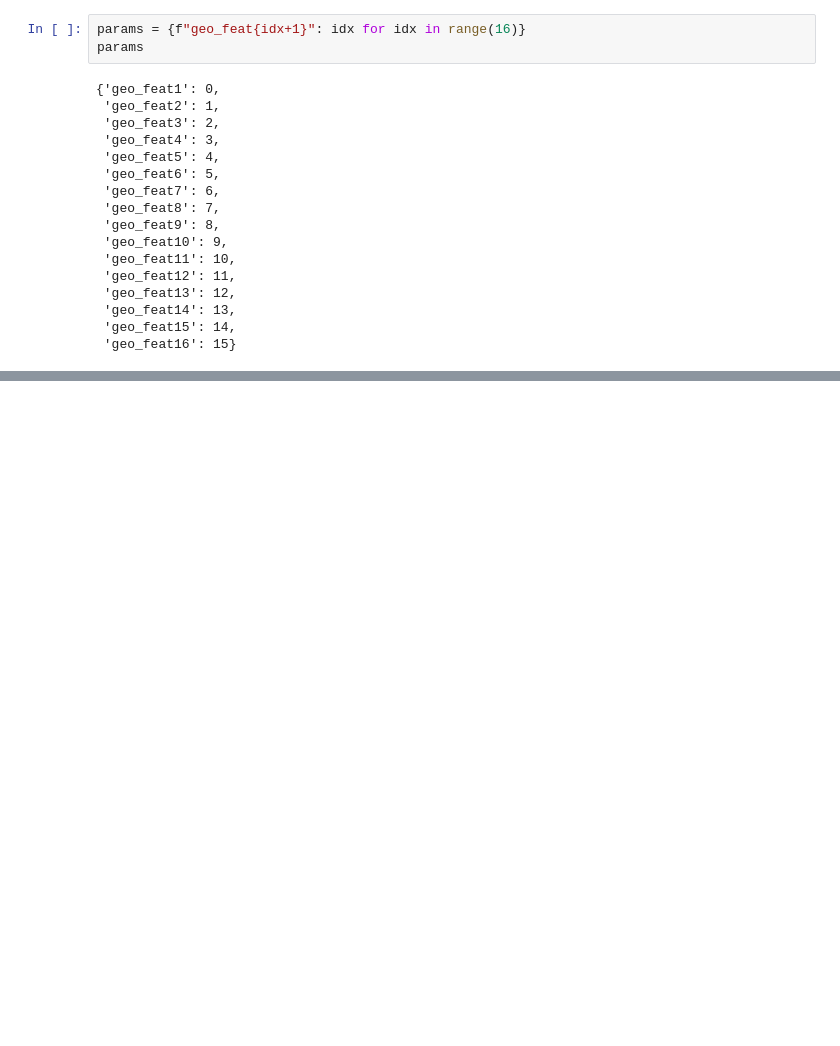
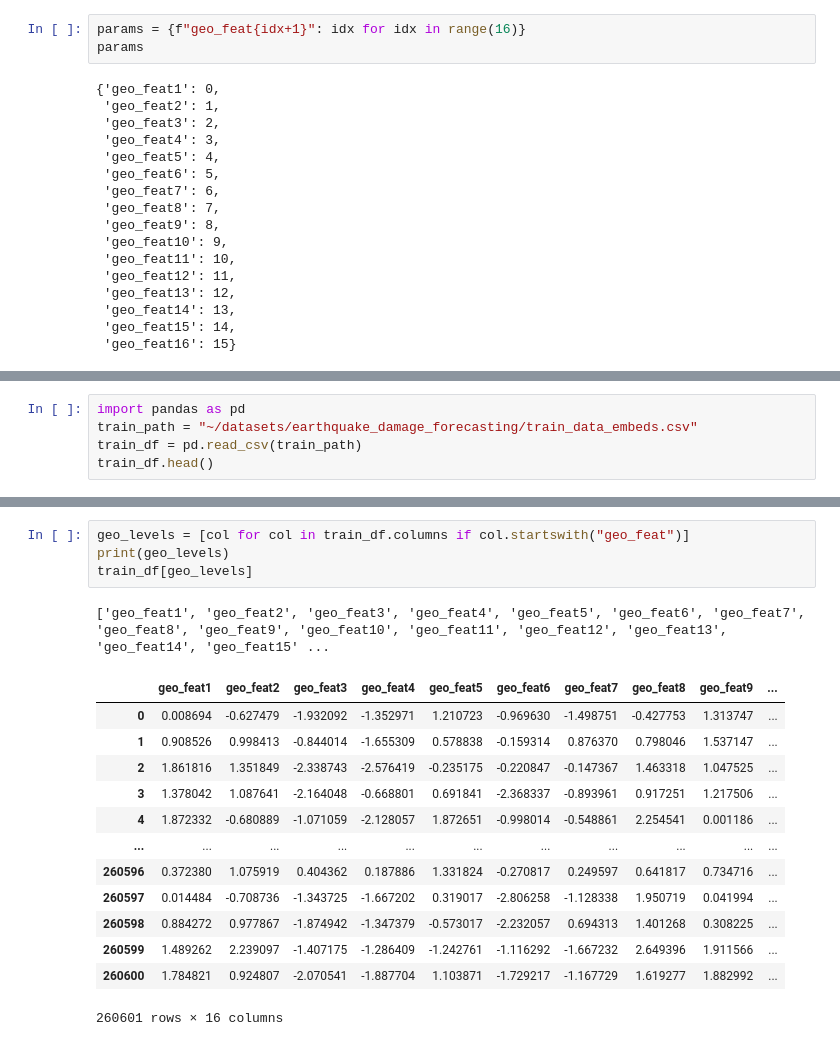
Before and after one commit to jchen42703/earthquake_forecasting, a Jupyter notebook: notebooks/EDA.ipynb, the cells around one changed output, grey strips where cells are left out. Drawn from its saved outputs; the diff is of its cells as text; blank space fills up the shorter version.

```diff
--- a/notebooks/EDA.ipynb
+++ b/notebooks/EDA.ipynb
@@ -406,0 +409,5 @@ params
+# %%
+import pandas as pd
+train_path = "~/datasets/earthquake_damage_forecasting/train_data_embeds.csv"
+train_df = pd.read_csv(train_path)
+train_df.head()
@@ -406,0 +441,19 @@ params
+# %%
+geo_levels = [col for col in train_df.columns if col.startswith("geo_feat")]
+print(geo_levels)
+train_df[geo_levels]
+# %% [output]
+['geo_feat1', 'geo_feat2', 'geo_feat3', 'geo_feat4', 'geo_feat5', 'geo_feat6', 'geo_feat7', 'geo_feat8', 'geo_feat9', 'geo_feat10', 'geo_feat11', 'geo_feat12', 'geo_feat13', 'geo_feat14', 'geo_feat15' ...
+|  | geo_feat1 | geo_feat2 | geo_feat3 | geo_feat4 | geo_feat5 | geo_feat6 | geo_feat7 | geo_feat8 | geo_feat9 | ... |
+| 0 | 0.008694 | -0.627479 | -1.932092 | -1.352971 | 1.210723 | -0.969630 | -1.498751 | -0.427753 | 1.313747 | ... |
+| 1 | 0.908526 | 0.998413 | -0.844014 | -1.655309 | 0.578838 | -0.159314 | 0.876370 | 0.798046 | 1.537147 | ... |
+| 2 | 1.861816 | 1.351849 | -2.338743 | -2.576419 | -0.235175 | -0.220847 | -0.147367 | 1.463318 | 1.047525 | ... |
+| 3 | 1.378042 | 1.087641 | -2.164048 | -0.668801 | 0.691841 | -2.368337 | -0.893961 | 0.917251 | 1.217506 | ... |
+| 4 | 1.872332 | -0.680889 | -1.071059 | -2.128057 | 1.872651 | -0.998014 | -0.548861 | 2.254541 | 0.001186 | ... |
+| ... | ... | ... | ... | ... | ... | ... | ... | ... | ... | ... |
+| 260596 | 0.372380 | 1.075919 | 0.404362 | 0.187886 | 1.331824 | -0.270817 | 0.249597 | 0.641817 | 0.734716 | ... |
+| 260597 | 0.014484 | -0.708736 | -1.343725 | -1.667202 | 0.319017 | -2.806258 | -1.128338 | 1.950719 | 0.041994 | ... |
+| 260598 | 0.884272 | 0.977867 | -1.874942 | -1.347379 | -0.573017 | -2.232057 | 0.694313 | 1.401268 | 0.308225 | ... |
+| 260599 | 1.489262 | 2.239097 | -1.407175 | -1.286409 | -1.242761 | -1.116292 | -1.667232 | 2.649396 | 1.911566 | ... |
+| 260600 | 1.784821 | 0.924807 | -2.070541 | -1.887704 | 1.103871 | -1.729217 | -1.167729 | 1.619277 | 1.882992 | ... |
+260601 rows × 16 columns
```
Also changed, not shown: parts of 3 cells of this notebook.
